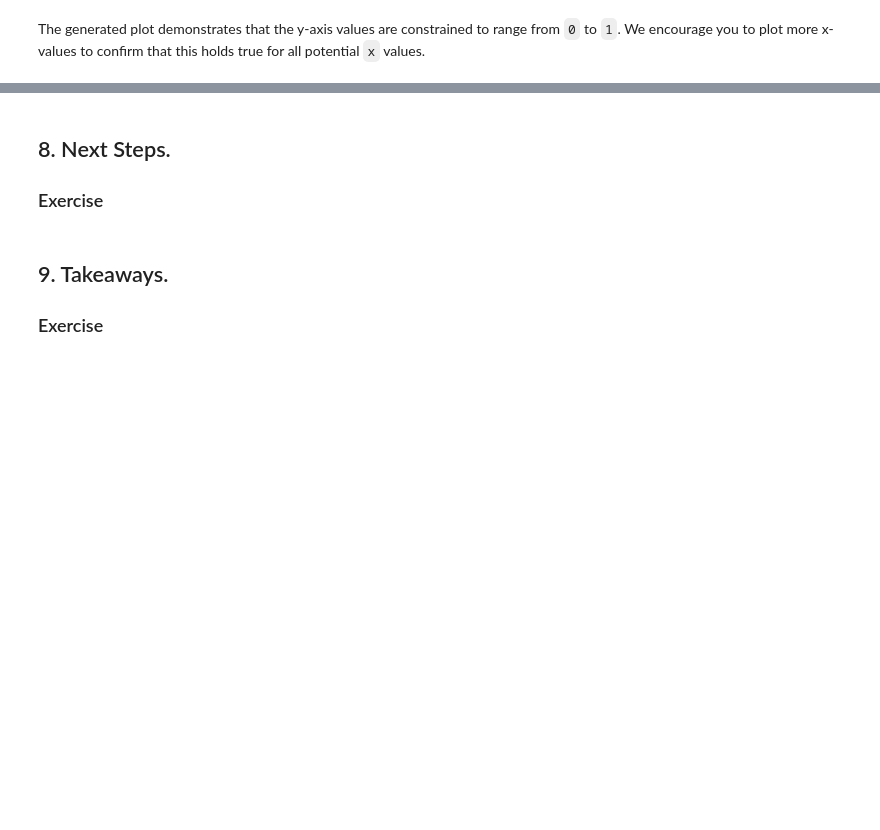
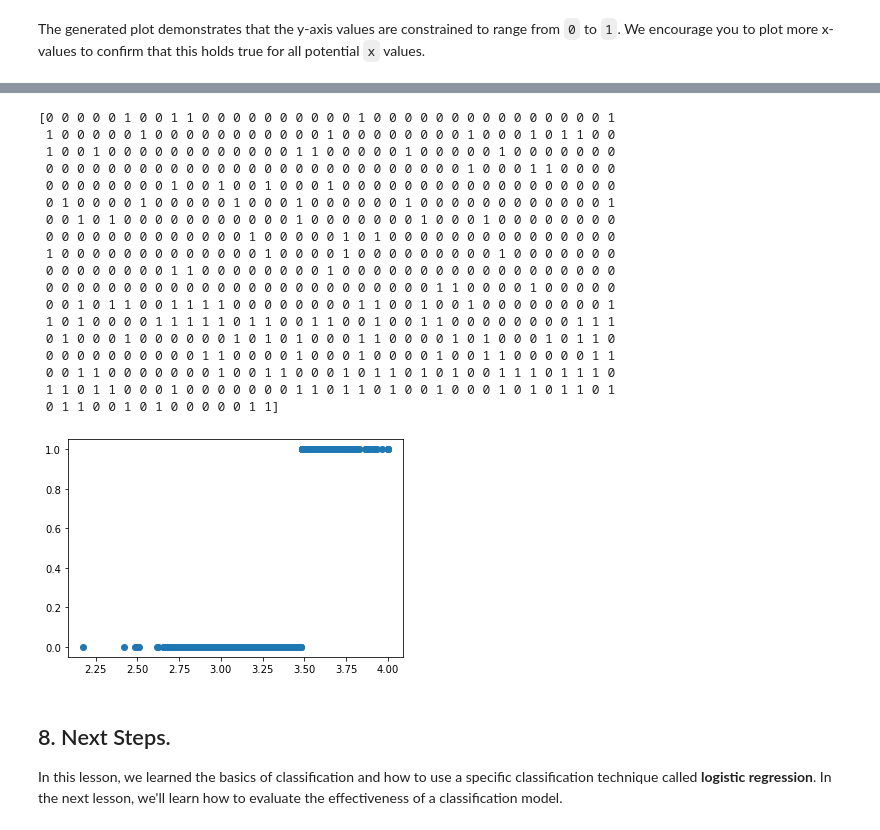
Before and after one commit to rafaeltorrese/data-science-lecture, a Jupyter notebook: 07_machine_learning_introduction/05_machine_learning_in_python_intermediate/01_logistic_regression/logistic_regression.ipynb, the cells around one changed output, grey strips where cells are left out. Saved outputs shown, nothing was run; the diff lists cells and outputs as text; code cells hidden in the pictures; blank space fills up the shorter version.

```diff
--- a/07_machine_learning_introduction/05_machine_learning_in_python_intermediate/01_logistic_regression/logistic_regression.ipynb
+++ b/07_machine_learning_introduction/05_machine_learning_in_python_intermediate/01_logistic_regression/logistic_regression.ipynb
@@ -126,6 +186,29 @@ The generated plot demonstrates that the y-axis values are constrained to range
+# %%
+fitted_labels = logistic_model.predict(admissions[['gpa']])
+print(fitted_labels)
+
+plt.scatter(admissions['gpa'], fitted_labels)
+plt.show()
+# %% [output]
+[0 0 0 0 0 1 0 0 1 1 0 0 0 0 0 0 0 0 0 0 1 0 0 0 0 0 0 0 0 0 0 0 0 0 0 0 1
+ 1 0 0 0 0 0 1 0 0 0 0 0 0 0 0 0 0 0 1 0 0 0 0 0 0 0 0 1 0 0 0 1 0 1 1 0 0
+ 1 0 0 1 0 0 0 0 0 0 0 0 0 0 0 0 1 1 0 0 0 0 0 1 0 0 0 0 0 1 0 0 0 0 0 0 0
+ 0 0 0 0 0 0 0 0 0 0 0 0 0 0 0 0 0 0 0 0 0 0 0 0 0 0 0 1 0 0 0 1 1 0 0 0 0
+ 0 0 0 0 0 0 0 0 1 0 0 1 0 0 1 0 0 0 1 0 0 0 0 0 0 0 0 0 0 0 0 0 0 0 0 0 0
+ 0 1 0 0 0 0 1 0 0 0 0 0 1 0 0 0 1 0 0 0 0 0 0 1 0 0 0 0 0 0 0 0 0 0 0 0 1
+ 0 0 1 0 1 0 0 0 0 0 0 0 0 0 0 0 1 0 0 0 0 0 0 0 1 0 0 0 1 0 0 0 0 0 0 0 0
+ 0 0 0 0 0 0 0 0 0 0 0 0 0 1 0 0 0 0 0 1 0 1 0 0 0 0 0 0 0 0 0 0 0 0 0 0 0
+ 1 0 0 0 0 0 0 0 0 0 0 0 0 0 1 0 0 0 0 1 0 0 0 0 0 0 0 0 0 1 0 0 0 0 0 0 0
+ 0 0 0 0 0 0 0 0 1 1 0 0 0 0 0 0 0 0 1 0 0 0 0 0 0 0 0 0 0 0 0 0 0 0 0 0 0
+ 0 0 0 0 0 0 0 0 0 0 0 0 0 0 0 0 0 0 0 0 0 0 0 0 0 1 1 0 0 0 0 1 0 0 0 0 0
+ 0 0 1 0 1 1 0 0 1 1 1 1 0 0 0 0 0 0 0 0 1 1 0 0 1 0 0 1 0 0 0 0 0 0 0 0 1
+ 1 0 1 0 0 0 0 1 1 1 1 1 0 1 1 0 0 1 1 0 0 1 0 0 1 1 0 0 0 0 0 0 0 0 1 1 1
+ 0 1 0 0 0 1 0 0 0 0 0 0 1 0 1 0 1 0 0 0 1 1 0 0 0 0 1 0 1 0 0 0 1 0 1 1 0
+ 0 0 0 0 0 0 0 0 0 0 1 1 0 0 0 0 1 0 0 0 1 0 0 0 0 1 0 0 1 1 0 0 0 0 0 1 1
+ 0 0 1 1 0 0 0 0 0 0 0 1 0 0 1 1 0 0 0 1 0 1 1 0 1 0 1 0 0 1 1 1 0 1 1 1 0
+ 1 1 0 1 1 0 0 0 1 0 0 0 0 0 0 0 1 1 0 1 1 0 1 0 0 1 0 0 0 1 0 1 0 1 1 0 1
+ 0 1 1 0 0 1 0 1 0 0 0 0 0 1 1]
+[figure, added]
 # %% [markdown]
 ## 8. Next Steps.
-### Exercise
+In this lesson, we learned the basics of classification and how to use a specific classification technique called **logistic regression**. In the next lesson, we'll learn how to evaluate the effectiveness of a classification model.
-# %% [markdown]
-## 9. Takeaways.
-### Exercise
```
Also changed, not shown: parts of 6 cells of this notebook.
